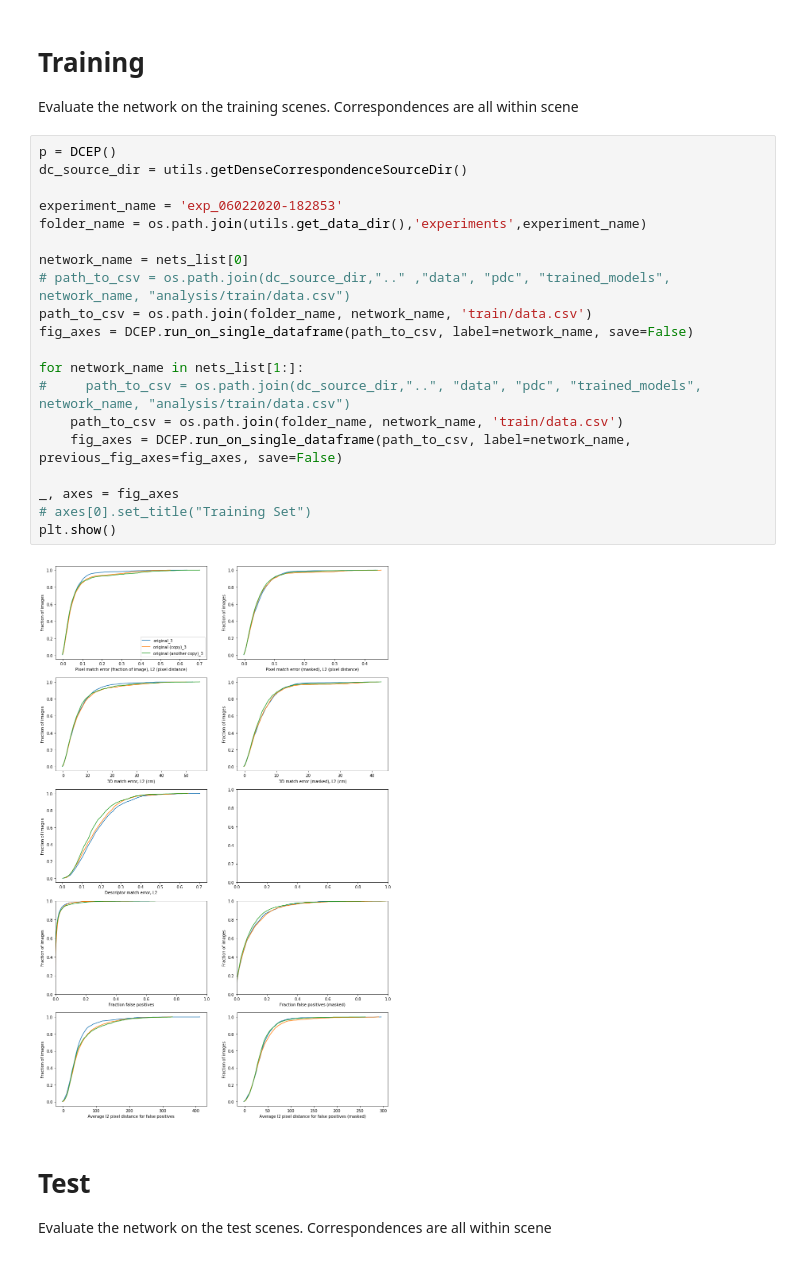
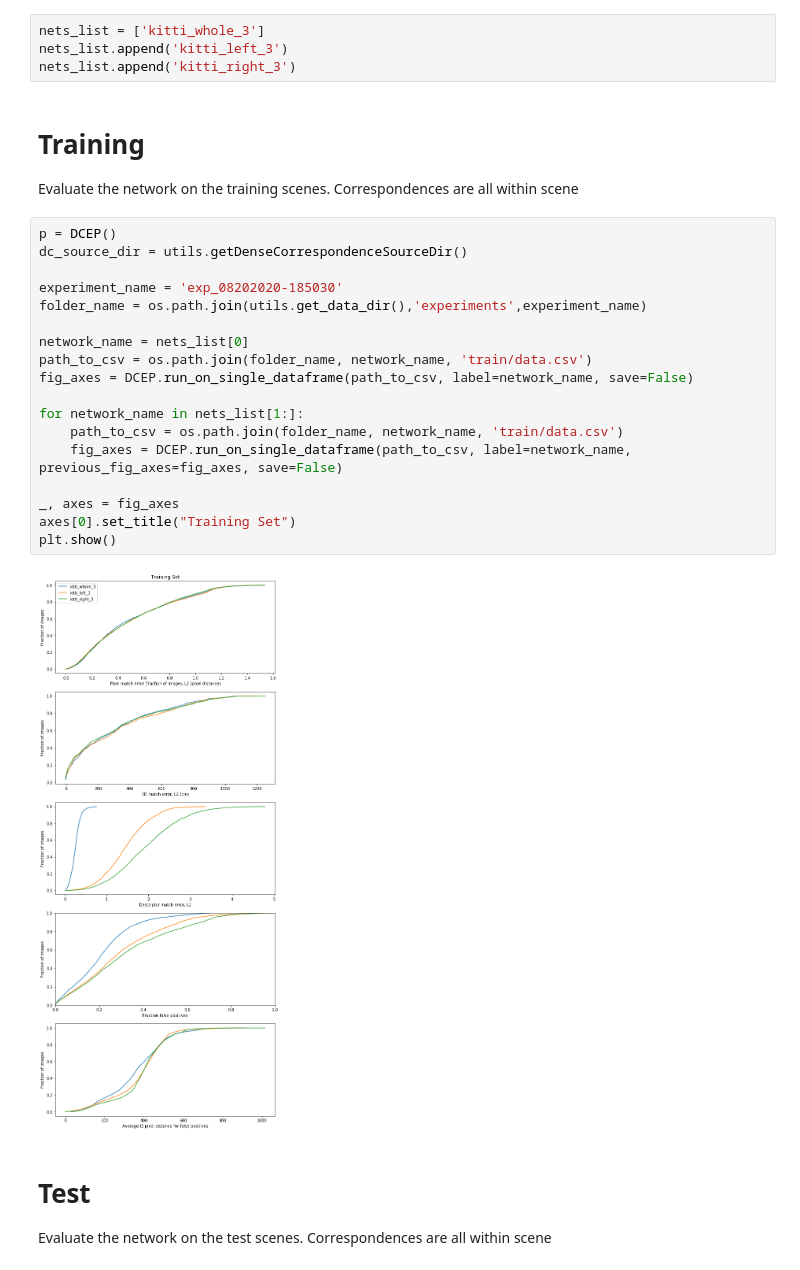
Before and after one commit to ripl-ttic/dense_visual_descriptors, a Jupyter notebook: dense_correspondence/evaluation/evaluation_quantitative_tutorial.ipynb, the cells around one changed output. Drawn from its saved outputs; the diff is of its cells as text.

Commit message:
work on dense (raw) kitti dataset

```diff
--- a/dense_correspondence/evaluation/evaluation_quantitative_tutorial.ipynb
+++ b/dense_correspondence/evaluation/evaluation_quantitative_tutorial.ipynb
@@ -34,28 +20,30 @@ nets_list.append("original (another copy)_3")
+# %%
+nets_list = ['kitti_whole_3']
+nets_list.append('kitti_left_3')
+nets_list.append('kitti_right_3')
 # %% [markdown]
 # Training
 Evaluate the network on the training scenes. Correspondences are all within scene
 # %%
 p = DCEP()
 dc_source_dir = utils.getDenseCorrespondenceSourceDir()
 
-experiment_name = 'exp_06022020-182853'
+experiment_name = 'exp_08202020-185030'
 folder_name = os.path.join(utils.get_data_dir(),'experiments',experiment_name)
 
 network_name = nets_list[0]
-# path_to_csv = os.path.join(dc_source_dir,".." ,"data", "pdc", "trained_models", network_name, "analysis/train/data.csv")
 path_to_csv = os.path.join(folder_name, network_name, 'train/data.csv')
 fig_axes = DCEP.run_on_single_dataframe(path_to_csv, label=network_name, save=False)
 
 for network_name in nets_list[1:]:
-#     path_to_csv = os.path.join(dc_source_dir,"..", "data", "pdc", "trained_models", network_name, "analysis/train/data.csv")
     path_to_csv = os.path.join(folder_name, network_name, 'train/data.csv')
     fig_axes = DCEP.run_on_single_dataframe(path_to_csv, label=network_name, previous_fig_axes=fig_axes, save=False)
 
 _, axes = fig_axes
-# axes[0].set_title("Training Set")
+axes[0].set_title("Training Set")
 plt.show()
 # %% [output]
-[figure, old version]
+[figure, new version]
 # %% [markdown]
 # Test
 Evaluate the network on the test scenes. Correspondences are all within scene
```
Also changed, not shown: parts of 3 cells of this notebook, 18 other files.
